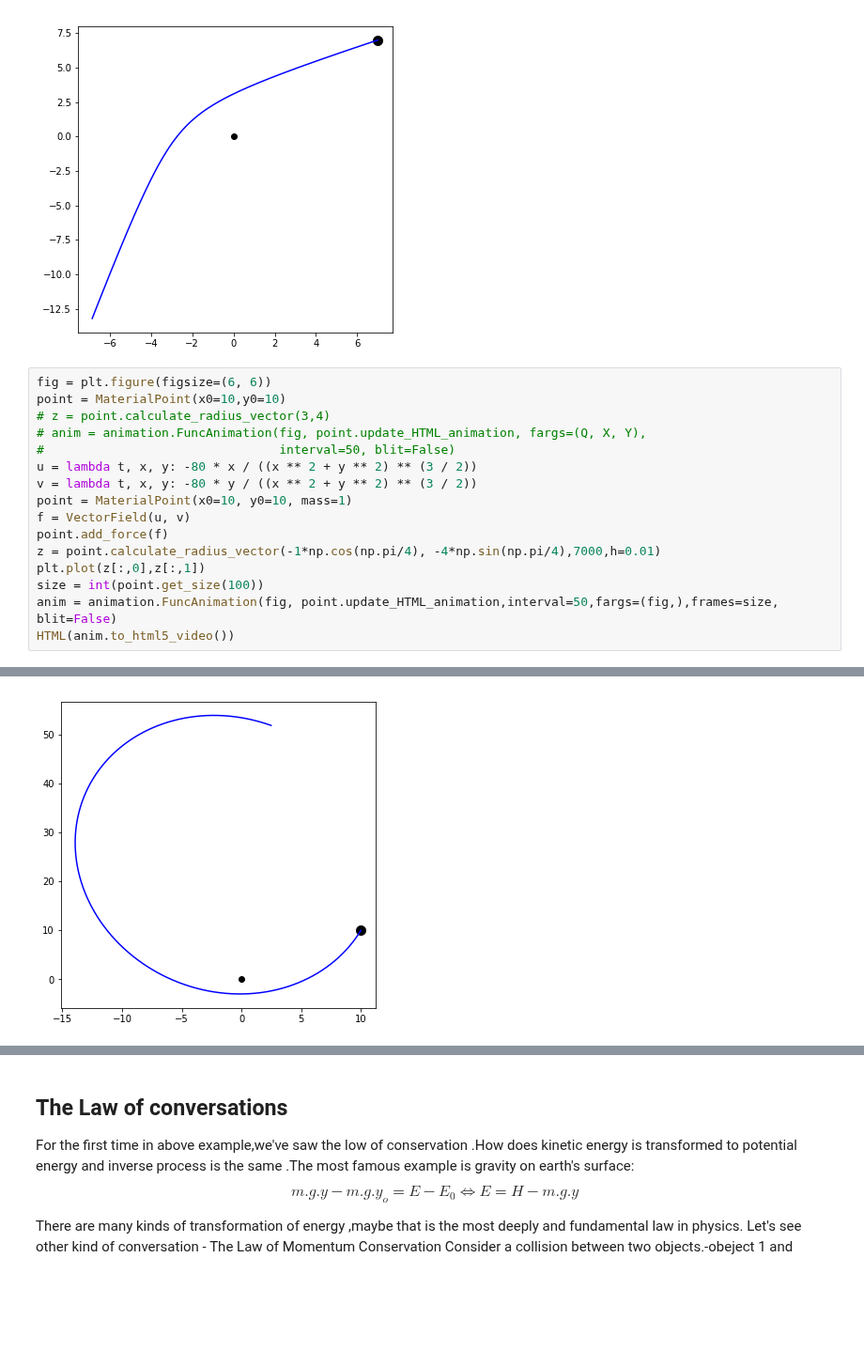
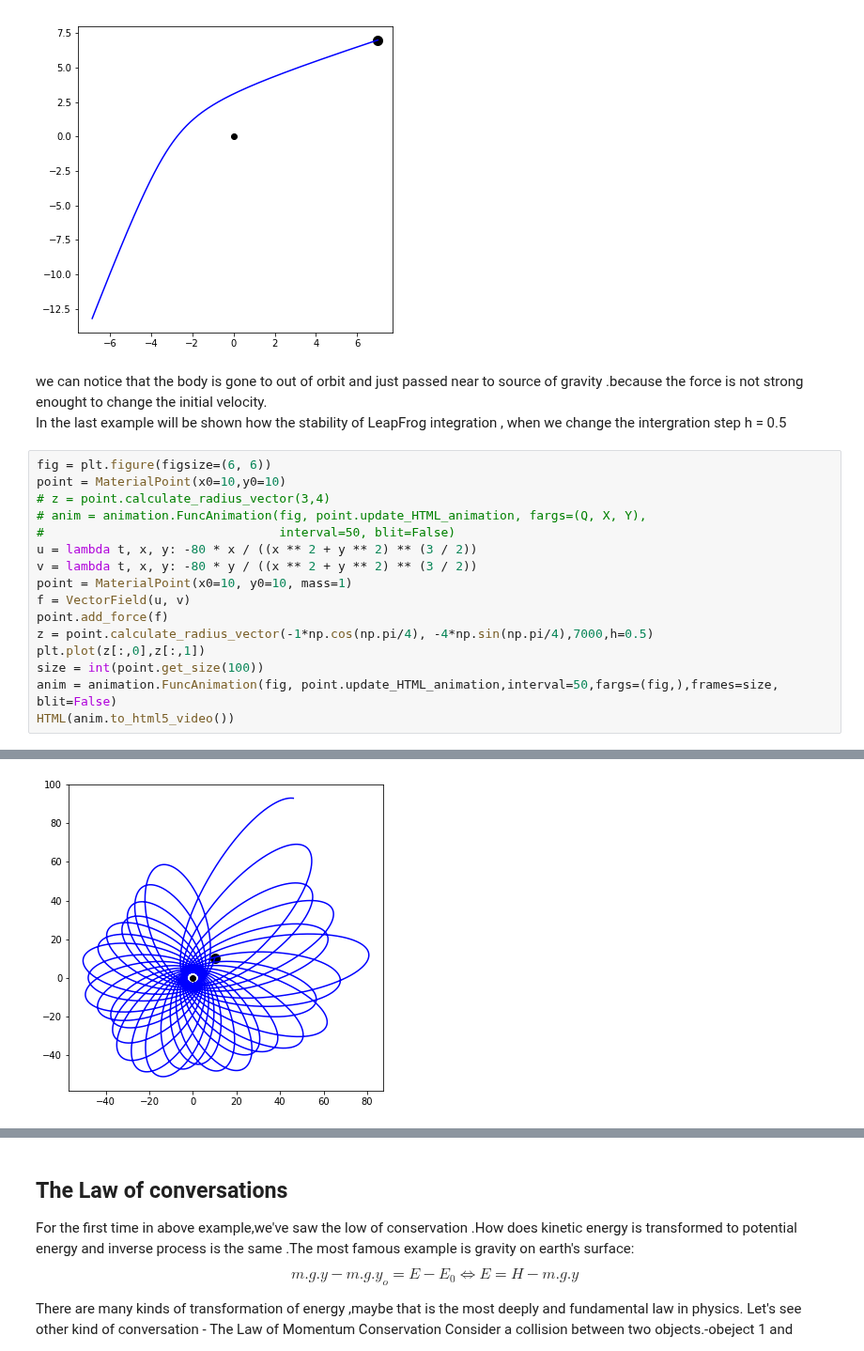
Before and after one commit to daodavid/mechanics, a Jupyter notebook: Mechanics.ipynb, the cells around one changed output, grey strips where cells are left out. Shown at 94% size. Drawn from its saved outputs; the diff is of its cells as text; blank space fills up the shorter version.

```diff
--- a/Mechanics.ipynb
+++ b/Mechanics.ipynb
@@ -141,22 +155,25 @@ HTML(anim.to_html5_video())
 # %% [output]
 [interactive output not drawn]
 [figure]
+# %% [markdown]
+we can notice that the body is  gone to out of orbit and just  passed  near to source of gravity .because the force is not strong enought to  change the initial velocity.<br>
+In the last example will be shown how the stability of  LeapFrog integration , when we  change the intergration step h = 0.5
 # %%
 fig = plt.figure(figsize=(6, 6))
 point = MaterialPoint(x0=10,y0=10)
 # z = point.calculate_radius_vector(3,4)
 # anim = animation.FuncAnimation(fig, point.update_HTML_animation, fargs=(Q, X, Y),
 #                                interval=50, blit=False)
 u = lambda t, x, y: -80 * x / ((x ** 2 + y ** 2) ** (3 / 2))
 v = lambda t, x, y: -80 * y / ((x ** 2 + y ** 2) ** (3 / 2))
 point = MaterialPoint(x0=10, y0=10, mass=1)
 f = VectorField(u, v)
 point.add_force(f)
-z = point.calculate_radius_vector(-1*np.cos(np.pi/4), -4*np.sin(np.pi/4),7000,h=0.01)
+z = point.calculate_radius_vector(-1*np.cos(np.pi/4), -4*np.sin(np.pi/4),7000,h=0.5)
 plt.plot(z[:,0],z[:,1])
 size = int(point.get_size(100))
 anim = animation.FuncAnimation(fig, point.update_HTML_animation,interval=50,fargs=(fig,),frames=size, blit=False)
 HTML(anim.to_html5_video())
 # %% [output]
 [interactive output not drawn]
-[figure, old version]
+[figure, new version]
```
Also changed, not shown: parts of 28 cells of this notebook.
